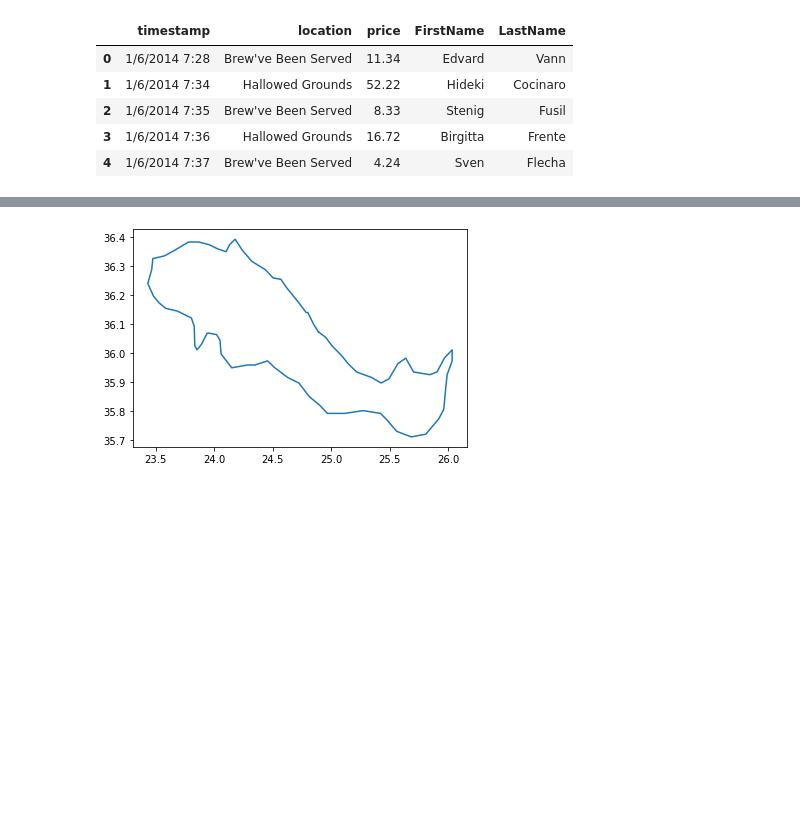
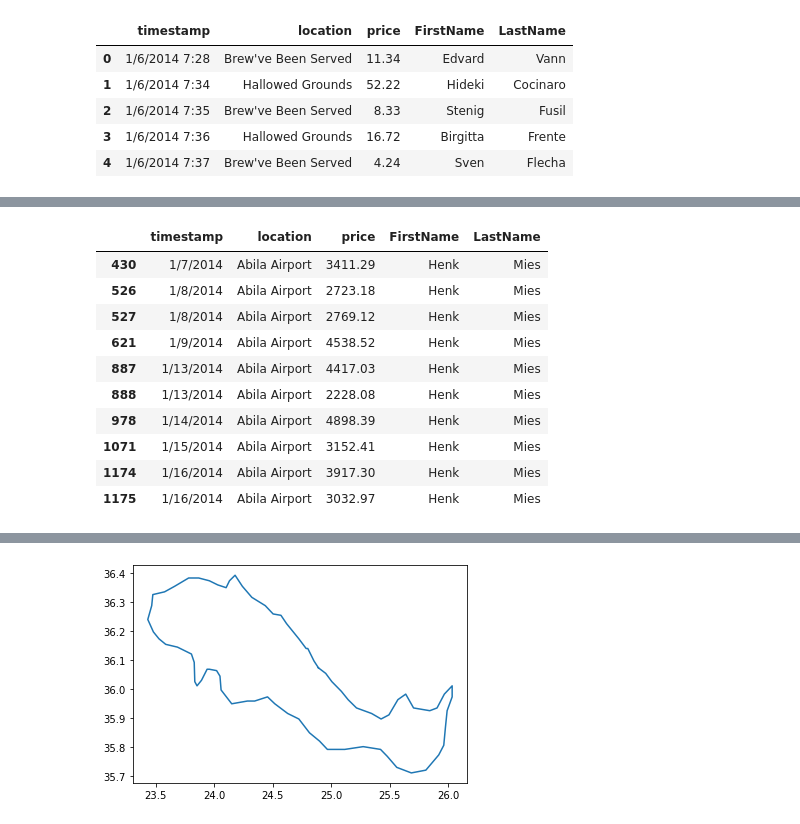
Before and after one commit to jpbski/Capstone-Term-Project, a Jupyter notebook: The_Kronos_Incident.ipynb, the cells around one changed output, grey strips where cells are left out. Saved outputs shown, nothing was run; the diff lists cells and outputs as text; code cells hidden in the pictures; blank space fills up the shorter version.

```diff
--- a/The_Kronos_Incident.ipynb
+++ b/The_Kronos_Incident.ipynb
@@ -52,0 +133,3 @@ cc_df.head()
+# %%
+outlier_purchase = loyalty_df.loc[loyalty_df['price'] > 1000]
+outlier_purchase.head()
@@ -52,0 +179,15 @@ cc_df.head()
+# %%
+outlier_purchase_suspicious = outlier_purchase.loc[outlier_purchase['LastName'] == 'Mies']
+outlier_purchase_suspicious
+# %% [output]
+|  | timestamp | location | price | FirstName | LastName |
+| 430 | 1/7/2014 | Abila Airport | 3411.29 | Henk | Mies |
+| 526 | 1/8/2014 | Abila Airport | 2723.18 | Henk | Mies |
+| 527 | 1/8/2014 | Abila Airport | 2769.12 | Henk | Mies |
+| 621 | 1/9/2014 | Abila Airport | 4538.52 | Henk | Mies |
+| 887 | 1/13/2014 | Abila Airport | 4417.03 | Henk | Mies |
+| 888 | 1/13/2014 | Abila Airport | 2228.08 | Henk | Mies |
+| 978 | 1/14/2014 | Abila Airport | 4898.39 | Henk | Mies |
+| 1071 | 1/15/2014 | Abila Airport | 3152.41 | Henk | Mies |
+| 1174 | 1/16/2014 | Abila Airport | 3917.30 | Henk | Mies |
+| 1175 | 1/16/2014 | Abila Airport | 3032.97 | Henk | Mies |
```
Also changed, not shown: parts of 24 cells of this notebook.
